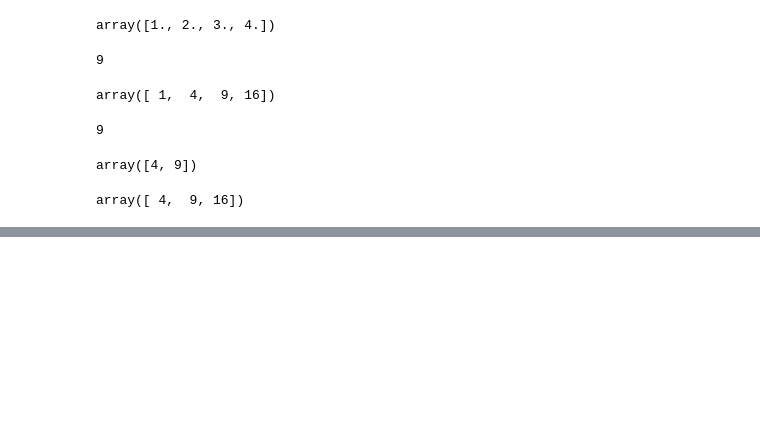
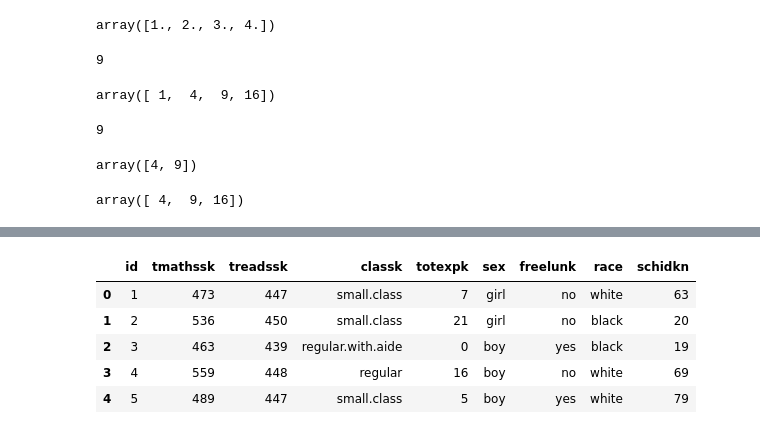
Before and after one commit to stringfestdata/advancing-into-analytics-book, a Jupyter notebook: ch11-data-structures-python.ipynb, the cells around one changed output, grey strips where cells are left out. Drawn from its saved outputs; the diff is of its cells as text; code cells hidden in the pictures; blank space fills up the shorter version.

```diff
--- a/ch11-data-structures-python.ipynb
+++ b/ch11-data-structures-python.ipynb
@@ -76,0 +206,10 @@ array([ 4,  9, 16])
+# %%
+star = pd.read_excel('datasets/star/star.xlsx')
+star.head()
+# %% [output]
+|  | id | tmathssk | treadssk | classk | totexpk | sex | freelunk | race | schidkn |
+| 0 | 1 | 473 | 447 | small.class | 7 | girl | no | white | 63 |
+| 1 | 2 | 536 | 450 | small.class | 21 | girl | no | black | 20 |
+| 2 | 3 | 463 | 439 | regular.with.aide | 0 | boy | yes | black | 19 |
+| 3 | 4 | 559 | 448 | regular | 16 | boy | no | white | 69 |
+| 4 | 5 | 489 | 447 | small.class | 5 | boy | yes | white | 79 |
```
Also changed, not shown: parts of 24 cells of this notebook, 2 other files.
